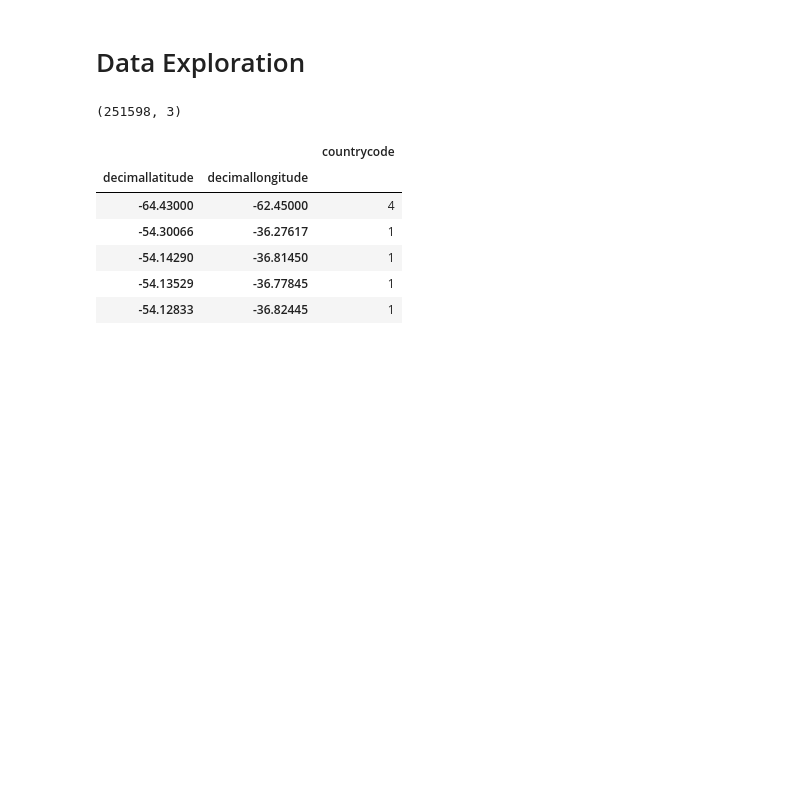
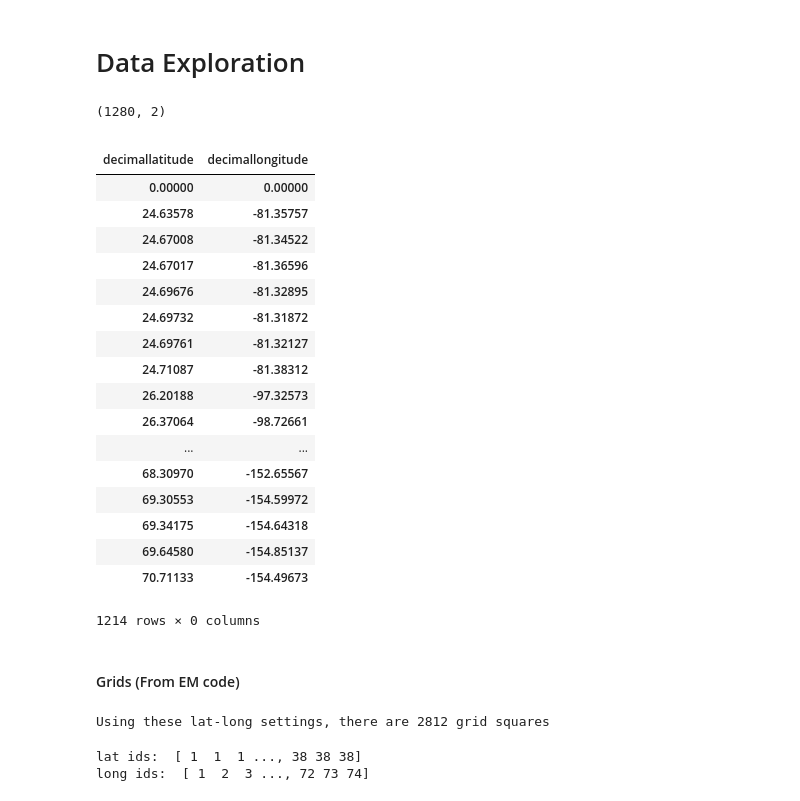
Before and after one commit to averyfaller/AM207Project, a Jupyter notebook: Hierarchical_Bayes.ipynb, the cells around one changed output. Cells and saved outputs as stored; diff of their text form; code cells hidden in the pictures; blank space fills up the shorter version.

```diff
--- a/Hierarchical_Bayes.ipynb
+++ b/Hierarchical_Bayes.ipynb
@@ -68,6 +70,6 @@ full[['countrycode','locality','decimallatitude','decimallongitude','eventdate',
 # %% [markdown]
 Notes: Data effected by number of yearas we include? maybe just include 1 year. this data doesn't include year in year column. some data can be downloaded by year i think
 # %%
-data = full[['countrycode','decimallatitude','decimallongitude']]
+data = full[['decimallatitude','decimallongitude','year']]
 data.head()
 # %% [output]
@@ -84,0 +86,4 @@ SyntaxError: invalid syntax (<ipython-input-28-219ac6b7a16c>, line 2)
+# %%
+data2015 = data[data['year']==2015]
+data2015 = data2015[['decimallatitude','decimallongitude']]
+data2015.head()
@@ -85,17 +97,45 @@ SyntaxError: invalid syntax (<ipython-input-28-219ac6b7a16c>, line 2)
 # %% [markdown]
 # Data Exploration
-# %%
-data.shape
-# %% [output]
-(251598, 3)
+# %%
+data2015 = data2015.dropna()
+data2015.shape
+# %% [output]
+(1280, 2)
 # %%
 # group by to see how many have the same lat/long
-data.groupby(['decimallatitude','decimallongitude']).count().head()
+data2015.groupby(['decimallatitude','decimallongitude']).count()
 # %% [output]
-|  |  | countrycode |
-| decimallatitude | decimallongitude |  |
-| -64.43000 | -62.45000 | 4 |
-| -54.30066 | -36.27617 | 1 |
-| -54.14290 | -36.81450 | 1 |
-| -54.13529 | -36.77845 | 1 |
-| -54.12833 | -36.82445 | 1 |
+|  |  |
+| decimallatitude | decimallongitude |
+| 0.00000 | 0.00000 |
+| 24.63578 | -81.35757 |
+| 24.67008 | -81.34522 |
+| 24.67017 | -81.36596 |
+| 24.69676 | -81.32895 |
+| 24.69732 | -81.31872 |
+| 24.69761 | -81.32127 |
+| 24.71087 | -81.38312 |
+| 26.20188 | -97.32573 |
+| 26.37064 | -98.72661 |
+| ... | ... |
+| 68.30970 | -152.65567 |
+| 69.30553 | -154.59972 |
+| 69.34175 | -154.64318 |
+| 69.64580 | -154.85137 |
+| 70.71133 | -154.49673 |
+1214 rows × 0 columns
+# %% [markdown]
+#### Grids (From EM code)
+# %%
+# Create the 10.0 x 10.0 lat-long grid squares
+# Changing the size of the lat-long grid squares will have a large effect on the results
+lats = np.arange(-90, 100, 5)
+longs = np.arange(-180, 190, 5)
+
+# Generate the grid
+grids = list(itertools.product(lats, longs))
+
+num_grids = len(grids)
+print "Using these lat-long settings, there are %d grid squares" % num_grids
+# %% [output]
+Using these lat-long settings, there are 2812 grid squares
@@ -101,0 +154,6 @@ data.groupby(['decimallatitude','decimallongitude']).count().head()
+# %%
+print 'lat ids: ', np.array(grid_ids)[:,0]
+print 'long ids: ', np.array(grid_ids)[:,1]
+# %% [output]
+lat ids:  [ 1  1  1 ..., 38 38 38]
+long ids:  [ 1  2  3 ..., 72 73 74]
```
Also changed, not shown: parts of 19 cells of this notebook.
